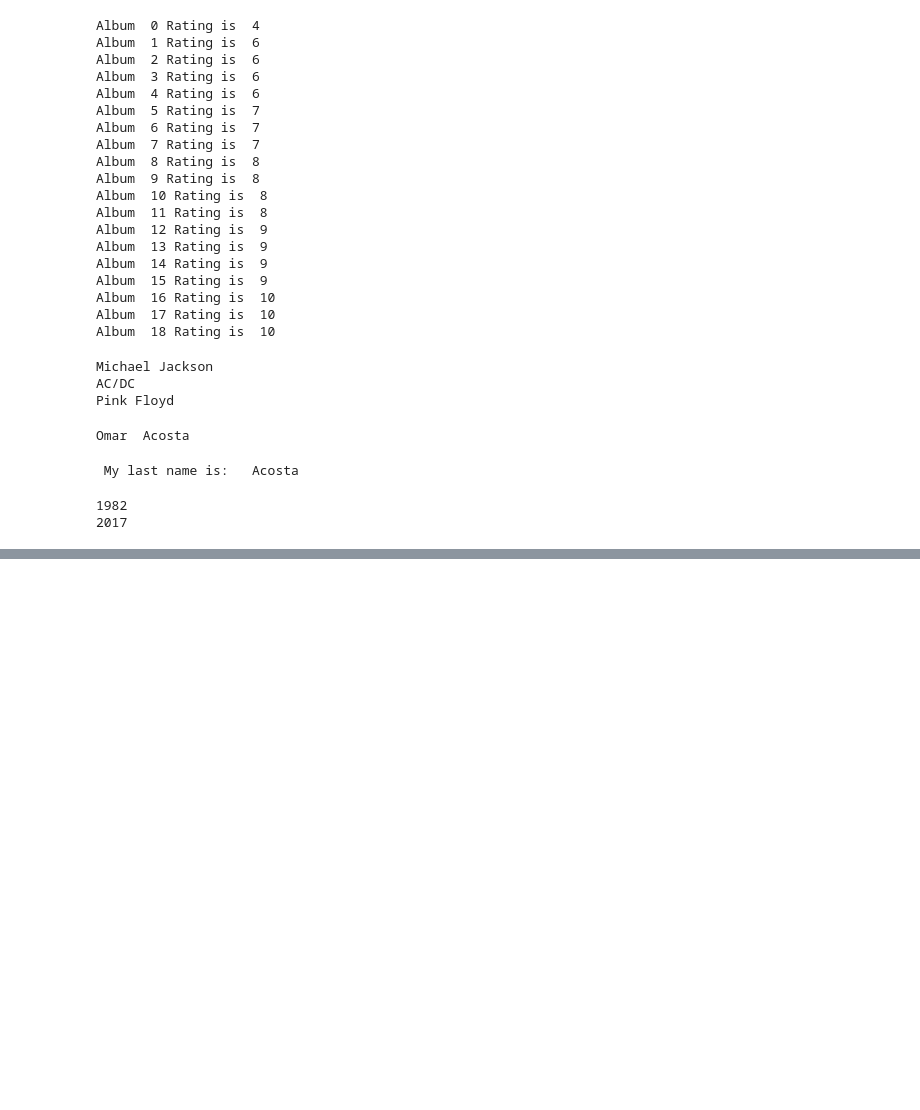
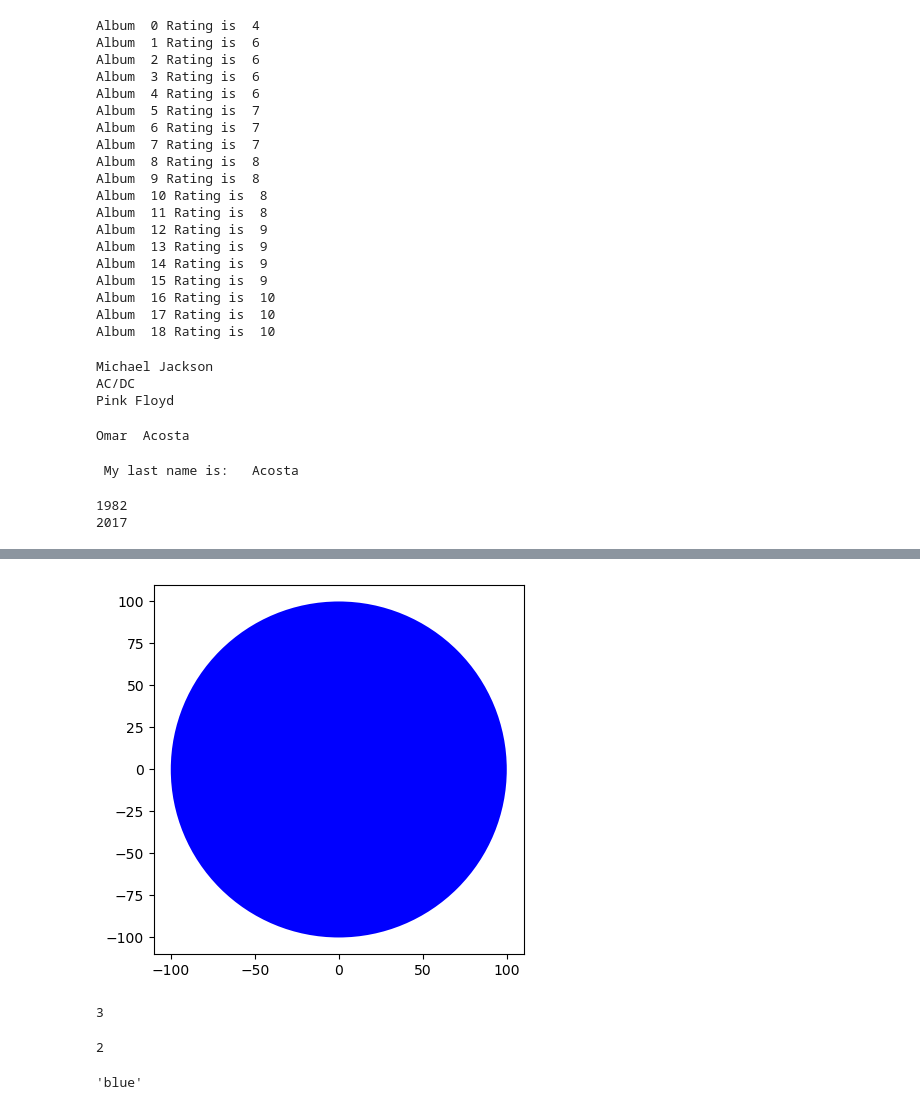
Before and after one commit to Ac0st4/Python_Notes, a Jupyter notebook: Pythonlab.ipynb, the cells around one changed output, grey strips where cells are left out. Drawn from its saved outputs; the diff is of its cells as text; code cells hidden in the pictures; blank space fills up the shorter version.

```diff
--- a/Pythonlab.ipynb
+++ b/Pythonlab.ipynb
@@ -1233,0 +1638,4 @@ print (Date)
+# %%
+# Create a blue circle with a given radius
+
+BlueCircle = Circle(radius=100)
@@ -1233,0 +1654,4 @@ print (Date)
+# %%
+BlueCircle.drawCircle()
+# %% [output]
+[figure, added]
@@ -1233,0 +1678,18 @@ print (Date)
+# %%
+# Print the object attribute height
+
+SkinnyBlueRectangle.height
+# %% [output]
+3
+# %%
+# Print the object attribute width
+
+SkinnyBlueRectangle.width
+# %% [output]
+2
+# %%
+# Print the object attribute color
+
+SkinnyBlueRectangle.color
+# %% [output]
+'blue'
```
Also changed, not shown: parts of 153 cells of this notebook.
